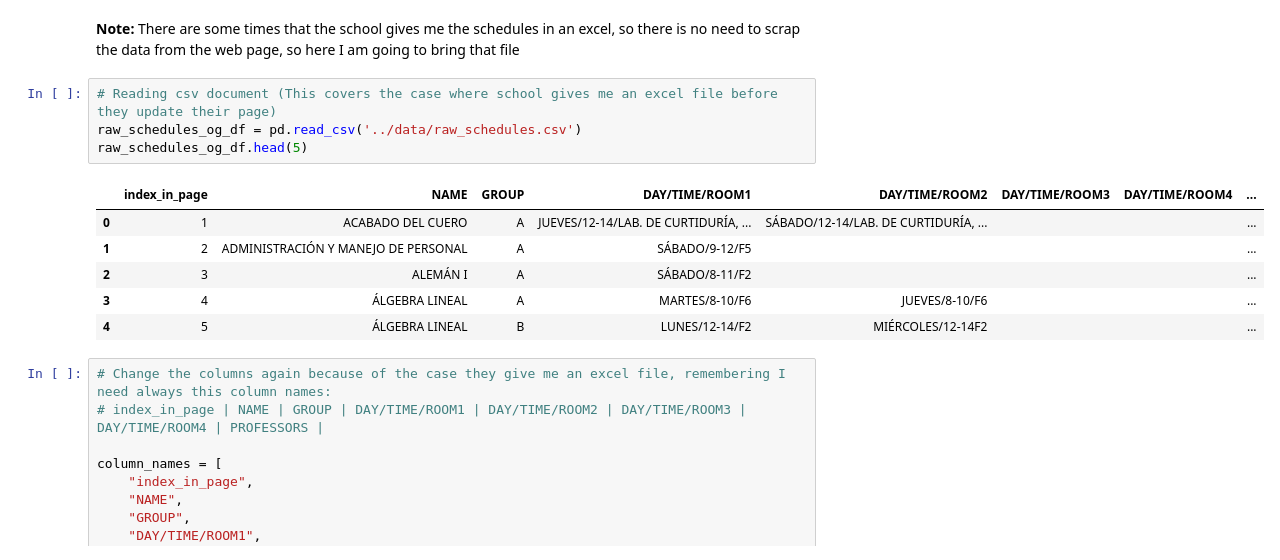
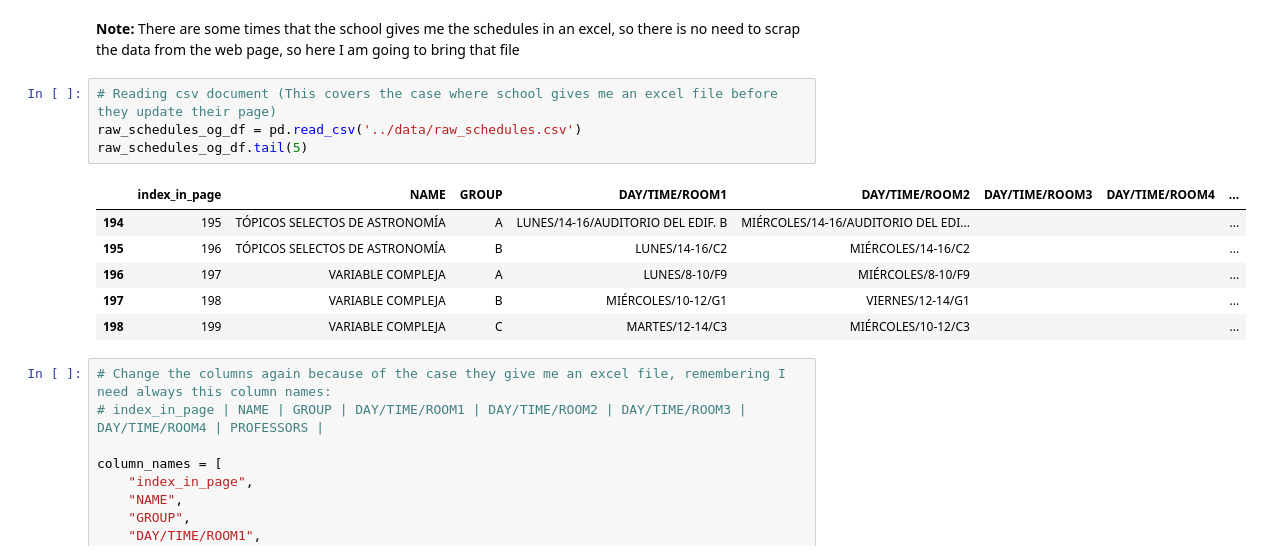
Before and after one commit to BubuDavid/DCI_hacedor_horarios_backend, a Jupyter notebook: data_analysis/Hacedor de Horarios - Step 1 - Data.ipynb, the cells around one changed output. Drawn from its saved outputs; the diff is of its cells as text.

```diff
--- a/data_analysis/Hacedor de Horarios - Step 1 - Data.ipynb
+++ b/data_analysis/Hacedor de Horarios - Step 1 - Data.ipynb
@@ -126,14 +126,14 @@ I am gonna list every error and thing as a sub-title in the following cells
 # %%
 # Reading csv document (This covers the case where school gives me an excel file before they update their page)
 raw_schedules_og_df = pd.read_csv('../data/raw_schedules.csv')
-raw_schedules_og_df.head(5)
+raw_schedules_og_df.tail(5)
 # %% [output]
 |  | index_in_page | NAME | GROUP | DAY/TIME/ROOM1 | DAY/TIME/ROOM2 | DAY/TIME/ROOM3 | DAY/TIME/ROOM4 | ... |
-| 0 | 1 | ACABADO DEL CUERO | A | JUEVES/12-14/LAB. DE CURTIDURÍA, ... | SÁBADO/12-14/LAB. DE CURTIDURÍA, ... |  |  | ... |
-| 1 | 2 | ADMINISTRACIÓN Y MANEJO DE PERSONAL | A | SÁBADO/9-12/F5 |  |  |  | ... |
-| 2 | 3 | ALEMÁN I | A | SÁBADO/8-11/F2 |  |  |  | ... |
-| 3 | 4 | ÁLGEBRA LINEAL | A | MARTES/8-10/F6 | JUEVES/8-10/F6 |  |  | ... |
-| 4 | 5 | ÁLGEBRA LINEAL | B | LUNES/12-14/F2 | MIÉRCOLES/12-14F2 |  |  | ... |
+| 194 | 195 | TÓPICOS SELECTOS DE ASTRONOMÍA | A | LUNES/14-16/AUDITORIO DEL EDIF. B | MIÉRCOLES/14-16/AUDITORIO DEL EDI... |  |  | ... |
+| 195 | 196 | TÓPICOS SELECTOS DE ASTRONOMÍA | B | LUNES/14-16/C2 | MIÉRCOLES/14-16/C2 |  |  | ... |
+| 196 | 197 | VARIABLE COMPLEJA | A | LUNES/8-10/F9 | MIÉRCOLES/8-10/F9 |  |  | ... |
+| 197 | 198 | VARIABLE COMPLEJA | B | MIÉRCOLES/10-12/G1 | VIERNES/12-14/G1 |  |  | ... |
+| 198 | 199 | VARIABLE COMPLEJA | C | MARTES/12-14/C3 | MIÉRCOLES/10-12/C3 |  |  | ... |
 # %%
 # Change the columns again because of the case they give me an excel file, remembering I need always this column names:
 # index_in_page | NAME | GROUP | DAY/TIME/ROOM1 | DAY/TIME/ROOM2 | DAY/TIME/ROOM3 | DAY/TIME/ROOM4 | PROFESSORS |
```
Also changed, not shown: parts of 52 cells of this notebook, 2 other files.
